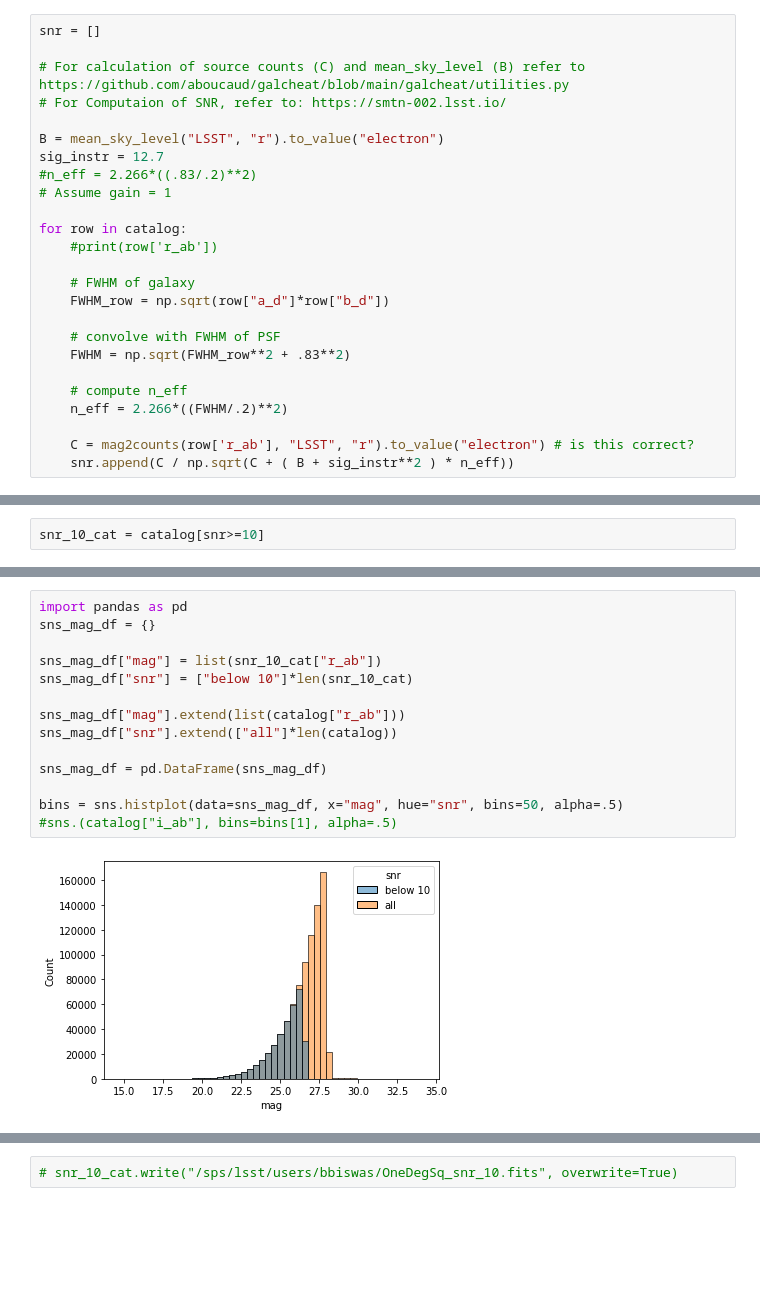
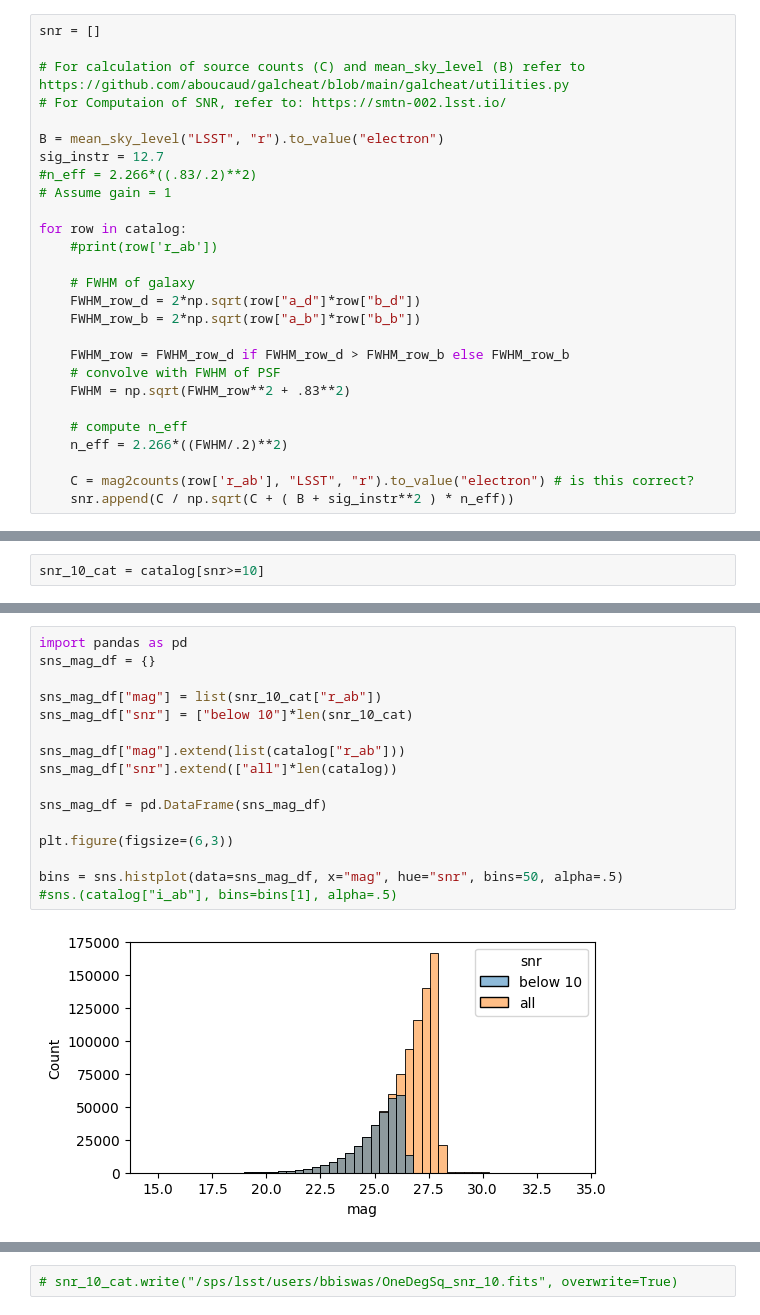
Before and after one commit to b-biswas/MADNESS-legacy, a Jupyter notebook: notebooks/catsim_snr_cut.ipynb, the cells around one changed output, grey strips where cells are left out. Saved outputs shown, nothing was run; the diff lists cells and outputs as text; blank space fills up the shorter version.

```diff
--- a/notebooks/catsim_snr_cut.ipynb
+++ b/notebooks/catsim_snr_cut.ipynb
@@ -59,8 +59,10 @@ for row in catalog:
     #print(row['r_ab'])
 
     # FWHM of galaxy
-    FWHM_row = np.sqrt(row["a_d"]*row["b_d"])
+    FWHM_row_d = 2*np.sqrt(row["a_d"]*row["b_d"])
+    FWHM_row_b = 2*np.sqrt(row["a_b"]*row["b_b"])
 
+    FWHM_row = FWHM_row_d if FWHM_row_d > FWHM_row_b else FWHM_row_b
     # convolve with FWHM of PSF
     FWHM = np.sqrt(FWHM_row**2 + .83**2)
 
@@ -129,19 +131,21 @@ sns.histplot(snr_10_cat["r_ab"], stat="density")
 # %%
 import pandas as pd
 sns_mag_df = {}
 
 sns_mag_df["mag"] = list(snr_10_cat["r_ab"])
 sns_mag_df["snr"] = ["below 10"]*len(snr_10_cat)
 
 sns_mag_df["mag"].extend(list(catalog["r_ab"]))
 sns_mag_df["snr"].extend(["all"]*len(catalog))
 
 sns_mag_df = pd.DataFrame(sns_mag_df)
 
+plt.figure(figsize=(6,3))
+
 bins = sns.histplot(data=sns_mag_df, x="mag", hue="snr", bins=50, alpha=.5)
 #sns.(catalog["i_ab"], bins=bins[1], alpha=.5)
 # %% [output]
-[figure, old version]
+[figure, new version]
 # %%
 len(snr_10_cat)
 # %% [output]
```
Also changed, not shown: parts of 16 cells of this notebook.
